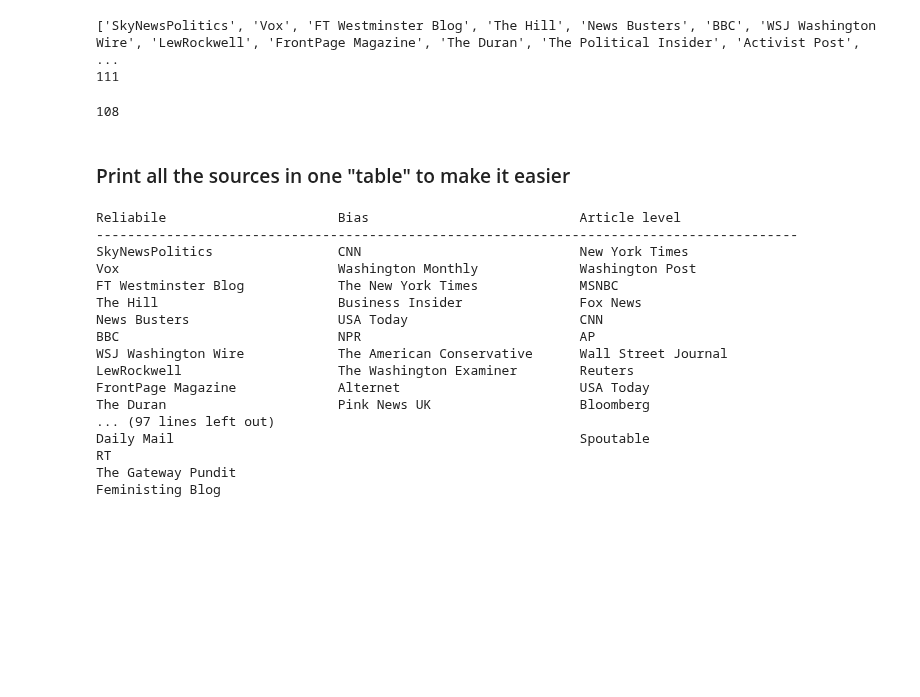
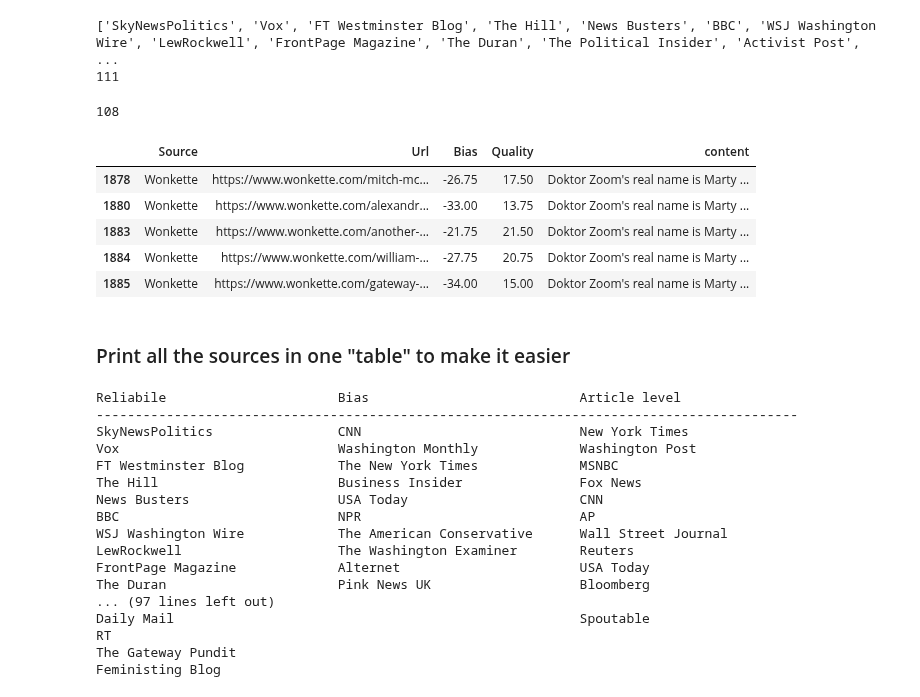
Before and after one commit to WarmCyan/news-bias-research, a Jupyter notebook: notebooks/13_ArticleLevel.ipynb, the cells around one changed output. Saved outputs shown, nothing was run; the diff lists cells and outputs as text; code cells hidden in the pictures; blank space fills up the shorter version.

```diff
--- a/notebooks/13_ArticleLevel.ipynb
+++ b/notebooks/13_ArticleLevel.ipynb
@@ -233,6 +233,16 @@ print(len(all_rel_sources))
 print(len(df.Source.value_counts().index))
 # %% [output]
 108
+# %%
+df_clean[df_clean.Source == "Wonkette"]
+#df_clean[df_clean.Source == "CNSNews"].iloc[0].content
+# %% [output]
+|  | Source | Url | Bias | Quality | content |
+| 1878 | Wonkette | https://www.wonkette.com/mitch-mc... | -26.75 | 17.50 | Doktor Zoom's real name is Marty ... |
+| 1880 | Wonkette | https://www.wonkette.com/alexandr... | -33.00 | 13.75 | Doktor Zoom's real name is Marty ... |
+| 1883 | Wonkette | https://www.wonkette.com/another-... | -21.75 | 21.50 | Doktor Zoom's real name is Marty ... |
+| 1884 | Wonkette | https://www.wonkette.com/william-... | -27.75 | 20.75 | Doktor Zoom's real name is Marty ... |
+| 1885 | Wonkette | https://www.wonkette.com/gateway-... | -34.00 | 15.00 | Doktor Zoom's real name is Marty ... |
 # %% [markdown]
 ### Print all the sources in one "table" to make it easier
 # %%
```
Also changed, not shown: 18 other files.
